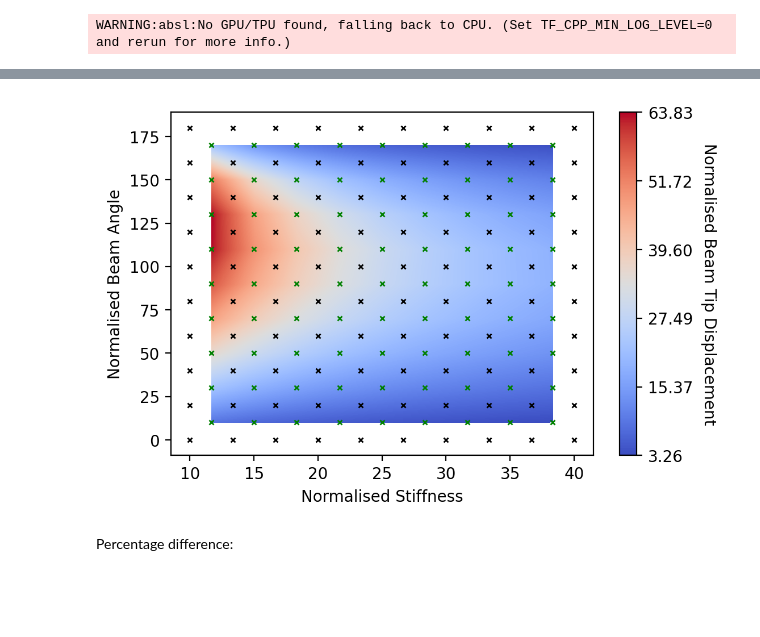
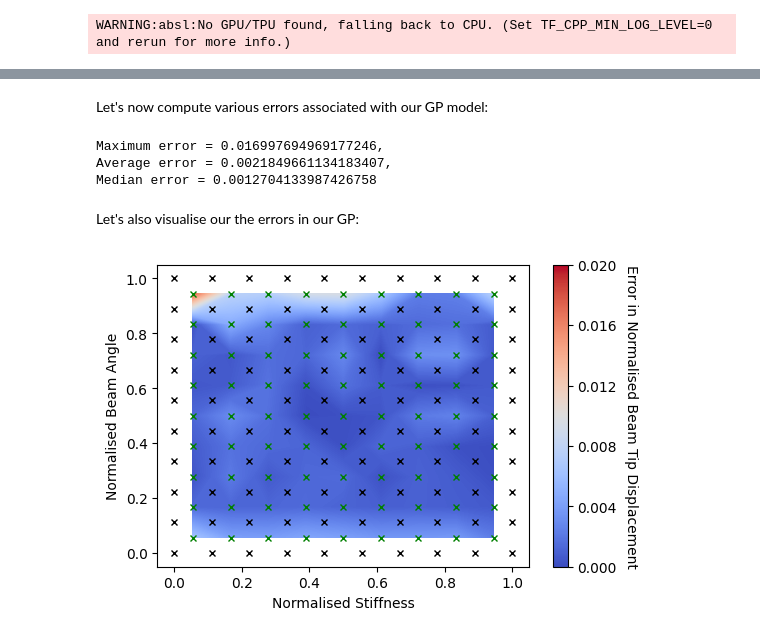
Before and after one commit to mabilton/bayesian_oed_bilton_masters, a Jupyter notebook: chapter_4/[1] Surrogate Beam Model.ipynb, the cells around one changed output, grey strips where cells are left out. Cells and saved outputs as stored; diff of their text form; code cells hidden in the pictures; blank space fills up the shorter version.

Commit message:
Finished chap4 beam surrogate notebook.

```diff
--- a/chapter_4/[1] Surrogate Beam Model.ipynb
+++ b/chapter_4/[1] Surrogate Beam Model.ipynb
@@ -48,14 +60,17 @@ Define and train Gaussian process model:
 # %%
+# Squared Exponential kernel:
 def kernel(x_1, x_2, params):
     lengths = jnp.array([params[f"length_{i}"] for i in range(2)])
     inv_lengths = jnp.diag(lengths**(-1))
     ln_k_d = -0.5*(x_1 - x_2).T @ inv_lengths @ (x_1 - x_2)
     return params["const"]*jnp.exp(ln_k_d)
-# constraints = {"length_0": {">": 10**-2, "<": 1},
-#                "length_1": {">": 10**-2, "<": 1},
-#                "const": {">": 10**-2, "<": 10**3}}
-constraints = {"length_0": {">": 10**-1, "<": 10**3},
-               "length_1": {">": 10**-1, "<": 10**3},
-               "const": {">": 10**-1, "<": 10**3}}
+constraints = {"length_0": {">": 0.01, "<": 1},
+               "length_1": {">": 0.01, "<": 1},
+               "const": {">": 0.01, "<": 1}}
+print('Training GP...')
+np.random.seed(42)
+time_0 = time.time()
 beam_gp = surrojax_gp.create_gp(kernel, beam_training_data['x'], beam_training_data['y'], constraints)
+t_train = time.time() - time_0
+print(f'Took {t_train:.2f} seconds to train GP surrogate.')
 # %% [output]
@@ -144,5 +125,13 @@ Test data comparison:
 # %%
-gp_pred = beam_gp.predict(beam_test_data['x'])
-plot_data(x=beam_test_data['x'][:,0], y=beam_test_data['x'][:,1], z=gp_pred['mean'], z_label='Normalised Beam Tip Displacement',
-          grid_shape=(9,9), train_pts=beam_training_data, test_pts=beam_test_data)
+time_0 = time.time()
+gp_pred = beam_gp.predict(beam_test_data['x'])['mean']
+time_pred = time.time() - time_0
+print(f'Predictions took {time_pred:.5f} seconds to compute')
+num_test_pts = num_train_pts - 1
+fig = plotting_helpers.plot_beam_data(beam_test_data['x'][:,0], beam_test_data['x'][:,1], gp_pred,
+                                      grid_shape=(num_test_pts, num_test_pts),
+                                      train_pts=beam_training_data, test_pts=beam_test_data,
+                                      z_label='Normalised Beam Tip Displacement')
+plt.savefig(os.path.join(fig_save_dir, 'gp_pred_test.png'), dpi=mpl_save_dpi)
+fig.show()
 # %% [output]
@@ -150,7 +151,22 @@ plot_data(x=beam_test_data['x'][:,0], y=beam_test_data['x'][:,1], z=gp_pred['mea
+# %% [markdown]
+Let's now compute various errors associated with our GP model:
+# %%
+errors = jnp.abs(gp_pred - beam_test_data['y'].squeeze())
+max_error = jnp.max(errors)
+avg_error = jnp.mean(errors)
+median_error = jnp.median(errors)
+print(f'Maximum error = {max_error}, \nAverage error = {avg_error}, \nMedian error = {median_error}')
+# %% [output]
+Maximum error = 0.016997694969177246,
+Average error = 0.0021849661134183407,
+Median error = 0.0012704133987426758
+# %% [markdown]
+Let's also visualise our the errors in our GP:
 # %%
-plot_data(x=beam_test_data['x'][:,0], y=beam_test_data['x'][:,1], z=beam_test_data['y'], z_label='Normalised Beam Tip Displacement',
-          grid_shape=(9,9), train_pts=beam_training_data, test_pts=beam_test_data)
+fig = plotting_helpers.plot_beam_data(beam_test_data['x'][:,0], beam_test_data['x'][:,1], errors,
+                                z_label='Error in Normalised Beam Tip Displacement',
+                                grid_shape=(9,9), train_pts=beam_training_data, test_pts=beam_test_data)
+plt.savefig(os.path.join(fig_save_dir, 'gp_error.png'), dpi=mpl_save_dpi)
+fig.show()
 # %% [output]
-[figure, old version]
+[figure, new version]
-# %% [markdown]
-Percentage difference:
```
Also changed, not shown: parts of 37 cells of this notebook, 14 other files.
